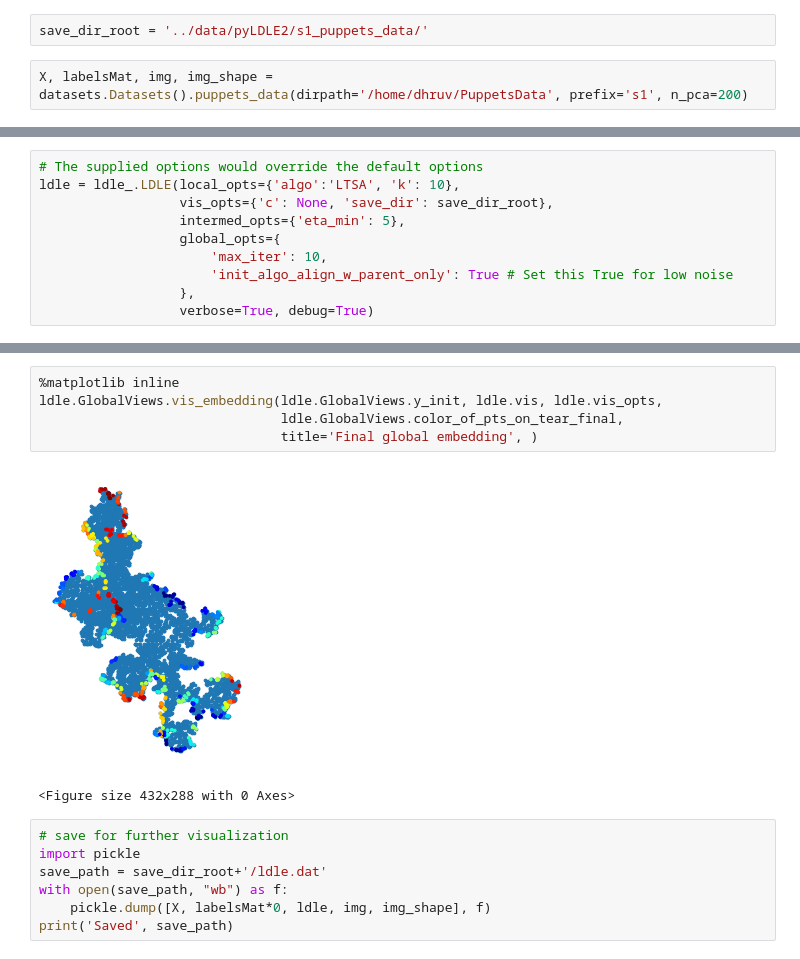
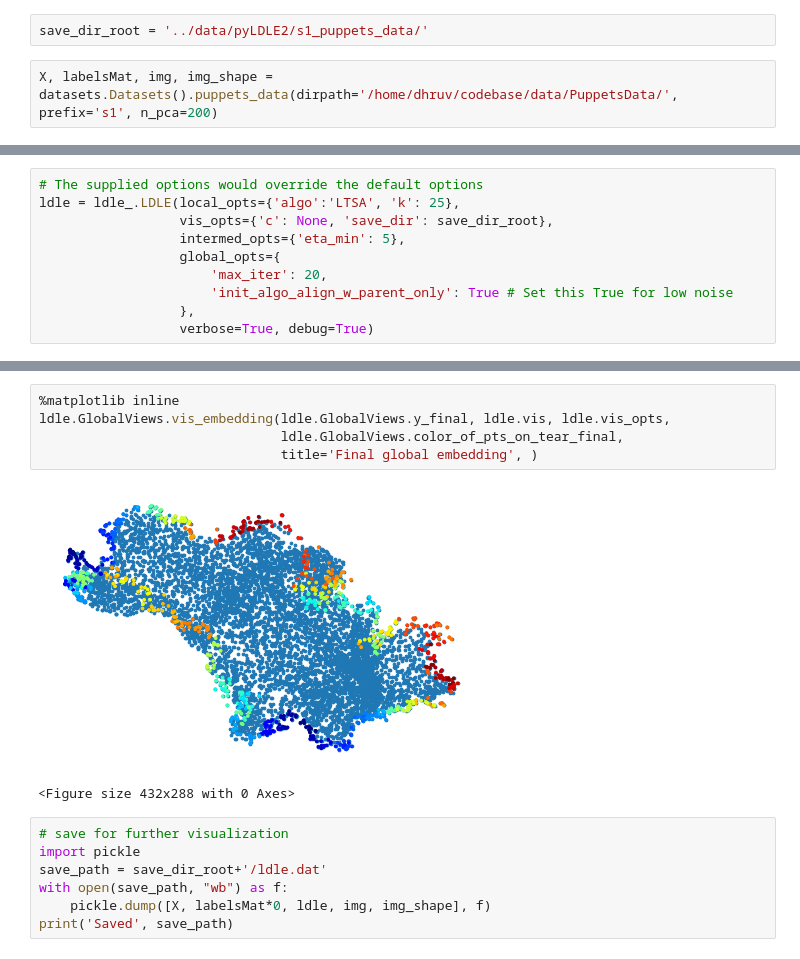
Before and after one commit to chiggum/pyLDLE2, a Jupyter notebook: docs/ltsa_nbks/real_world_examples/s1_puppets.ipynb, the cells around one changed output, grey strips where cells are left out. Cells and saved outputs as stored; diff of their text form.

```diff
--- a/docs/ltsa_nbks/real_world_examples/s1_puppets.ipynb
+++ b/docs/ltsa_nbks/real_world_examples/s1_puppets.ipynb
@@ -14,7 +14,7 @@ matplotlib.get_backend() =  module://matplotlib_inline.backend_inline
 # %%
 save_dir_root = '../data/pyLDLE2/s1_puppets_data/'
 # %%
-X, labelsMat, img, img_shape = datasets.Datasets().puppets_data(dirpath='/home/dhruv/PuppetsData', prefix='s1', n_pca=200)
+X, labelsMat, img, img_shape = datasets.Datasets().puppets_data(dirpath='/home/dhruv/codebase/data/PuppetsData/', prefix='s1', n_pca=200)
 # %% [output]
 Applying PCA
 explained_variance_ratio: [3.35301380e-01 1.07958810e-01 7.93514727e-02 6.30933241e-02
@@ -35,11 +35,11 @@ explained_variance_ratio: [3.35301380e-01 1.07958810e-01 7.93514727e-02 6.309332
 X.shape =  (8100, 200)
 # %%
 # The supplied options would override the default options
-ldle = ldle_.LDLE(local_opts={'algo':'LTSA', 'k': 10},
+ldle = ldle_.LDLE(local_opts={'algo':'LTSA', 'k': 25},
                   vis_opts={'c': None, 'save_dir': save_dir_root},
                   intermed_opts={'eta_min': 5},
                   global_opts={
-                      'max_iter': 10,
+                      'max_iter': 20,
                       'init_algo_align_w_parent_only': True # Set this True for low noise
                   },
                   verbose=True, debug=True)
@@ -117,10 +117,10 @@ Total time elapsed: 38.6 seconds
 # %%
 %matplotlib inline
-ldle.GlobalViews.vis_embedding(ldle.GlobalViews.y_init, ldle.vis, ldle.vis_opts,
+ldle.GlobalViews.vis_embedding(ldle.GlobalViews.y_final, ldle.vis, ldle.vis_opts,
                                ldle.GlobalViews.color_of_pts_on_tear_final,
                                title='Final global embedding', )
 # %% [output]
-[figure, old version]
+[figure, new version]
 <Figure size 432x288 with 0 Axes>
 # %%
 # save for further visualization
```
Also changed, not shown: parts of 2 cells of this notebook, 53 other files.
